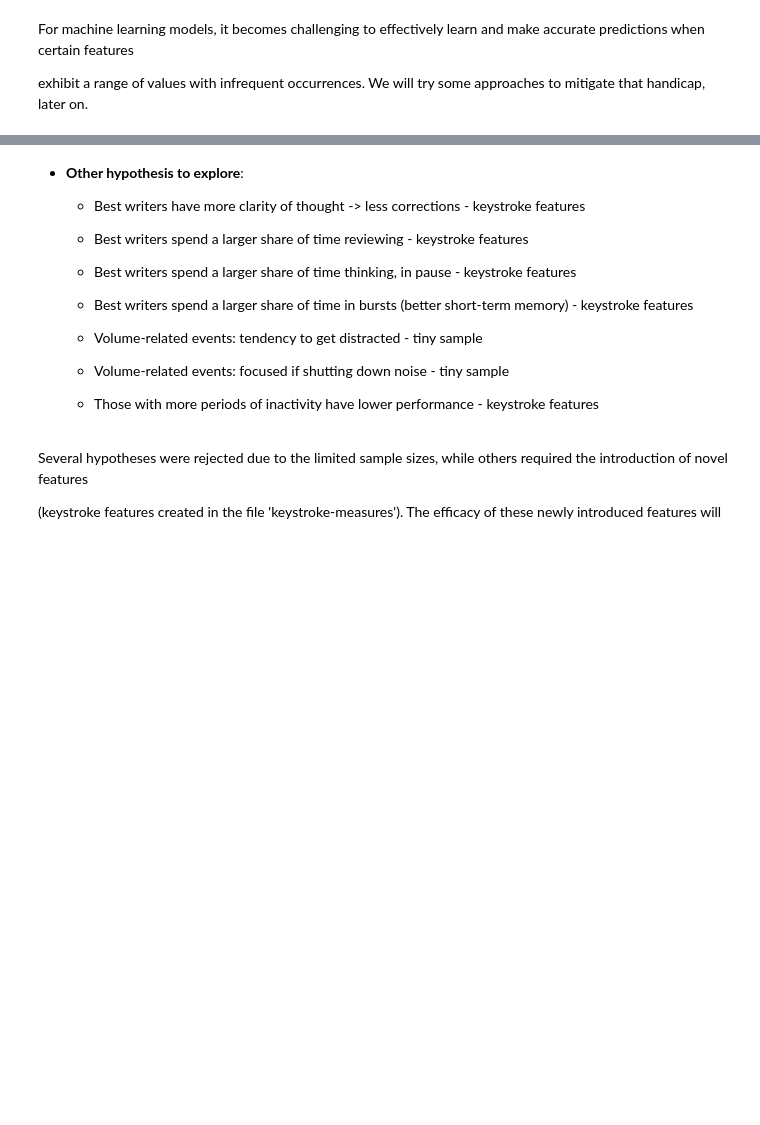
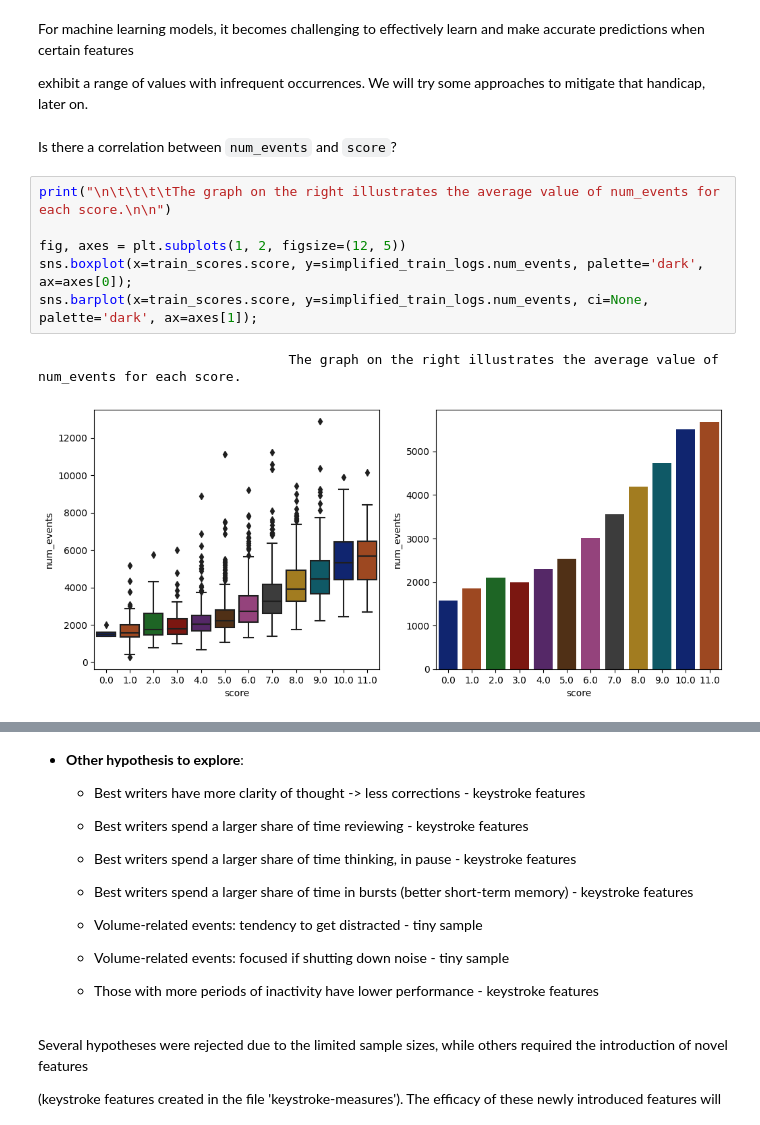
Before and after one commit to sergiogmad/process-quality-writing, a Jupyter notebook: process-vs-quality-in-writing.ipynb, the cells around one changed output, grey strips where cells are left out. Drawn from its saved outputs; the diff is of its cells as text; blank space fills up the shorter version.

```diff
--- a/process-vs-quality-in-writing.ipynb
+++ b/process-vs-quality-in-writing.ipynb
@@ -295,3 +320,14 @@ The average number of events per essay is 3402.0
 For machine learning models, it becomes challenging to effectively learn and make accurate predictions when certain features
 
 exhibit a range of values with infrequent occurrences. We will try some approaches to mitigate that handicap, later on.
+# %% [markdown]
+Is there a correlation between `num_events` and `score`?
+# %%
+print("\n\t\t\t\tThe graph on the right illustrates the average value of num_events for each score.\n\n")
+
+fig, axes = plt.subplots(1, 2, figsize=(12, 5))
+sns.boxplot(x=train_scores.score, y=simplified_train_logs.num_events, palette='dark', ax=axes[0]);
+sns.barplot(x=train_scores.score, y=simplified_train_logs.num_events, ci=None, palette='dark', ax=axes[1]);
+# %% [output]
+                                The graph on the right illustrates the average value of num_events for each score.
+[figure, added]
```
Also changed, not shown: parts of 21 cells of this notebook.
